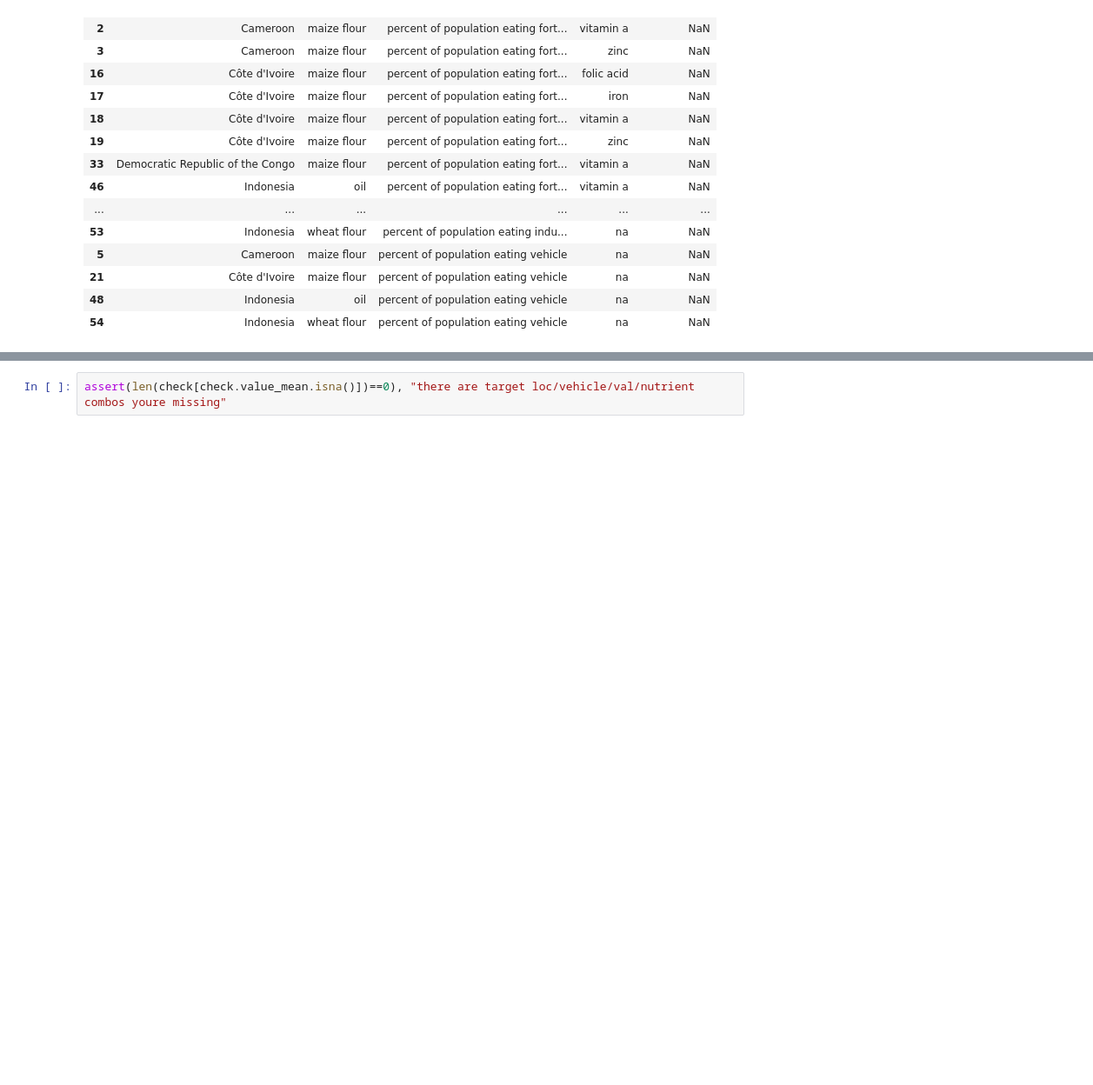
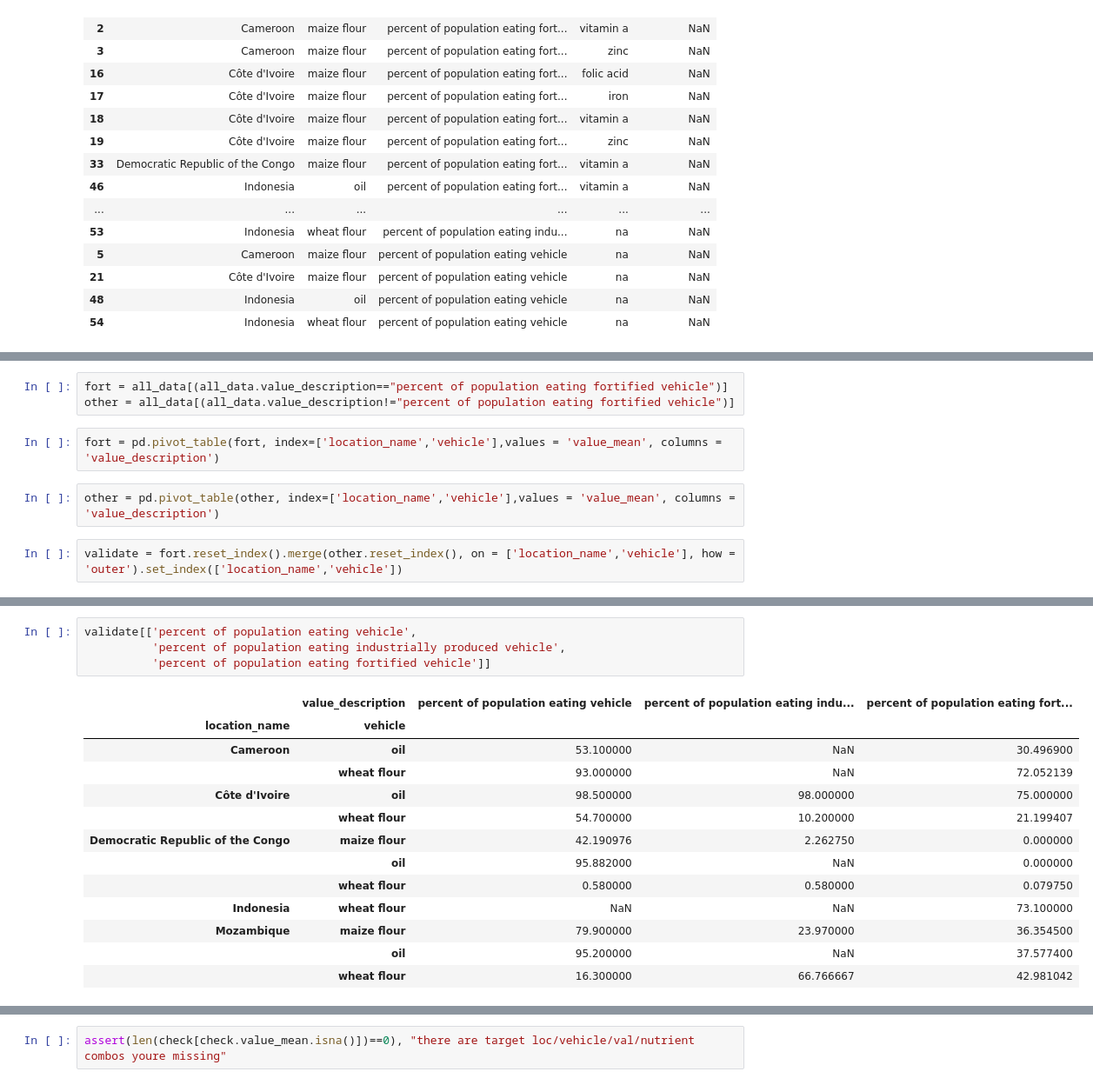
Before and after one commit to ihmeuw/vivarium_research_lsff, a Jupyter notebook: data_prep/pipeline/interim/2021_03_24_clean_population_coverage_data_tier4.ipynb, the cells around one changed output, grey strips where cells are left out. Shown: that part at 87% size. Drawn from its saved outputs; the diff is of its cells as text; blank space fills up the shorter version.

```diff
--- a/data_prep/pipeline/interim/2021_03_24_clean_population_coverage_data_tier4.ipynb
+++ b/data_prep/pipeline/interim/2021_03_24_clean_population_coverage_data_tier4.ipynb
@@ -739,0 +742,9 @@ check[check.value_mean.isna()].sort_values(['value_description','vehicle'])
+# %%
+fort = all_data[(all_data.value_description=="percent of population eating fortified vehicle")]
+other = all_data[(all_data.value_description!="percent of population eating fortified vehicle")]
+# %%
+fort = pd.pivot_table(fort, index=['location_name','vehicle'],values = 'value_mean', columns = 'value_description')
+# %%
+other = pd.pivot_table(other, index=['location_name','vehicle'],values = 'value_mean', columns = 'value_description')
+# %%
+validate = fort.reset_index().merge(other.reset_index(), on = ['location_name','vehicle'], how = 'outer').set_index(['location_name','vehicle'])
@@ -739,0 +767,18 @@ check[check.value_mean.isna()].sort_values(['value_description','vehicle'])
+# %%
+validate[['percent of population eating vehicle',
+          'percent of population eating industrially produced vehicle',
+          'percent of population eating fortified vehicle']]
+# %% [output]
+|  | value_description | percent of population eating vehicle | percent of population eating indu... | percent of population eating fort... |
+| location_name | vehicle |  |  |  |
+| Cameroon | oil | 53.100000 | NaN | 30.496900 |
+|  | wheat flour | 93.000000 | NaN | 72.052139 |
+| Côte d'Ivoire | oil | 98.500000 | 98.000000 | 75.000000 |
+|  | wheat flour | 54.700000 | 10.200000 | 21.199407 |
+| Democratic Republic of the Congo | maize flour | 42.190976 | 2.262750 | 0.000000 |
+|  | oil | 95.882000 | NaN | 0.000000 |
+|  | wheat flour | 0.580000 | 0.580000 | 0.079750 |
+| Indonesia | wheat flour | NaN | NaN | 73.100000 |
+| Mozambique | maize flour | 79.900000 | 23.970000 | 36.354500 |
+|  | oil | 95.200000 | NaN | 37.577400 |
+|  | wheat flour | 16.300000 | 66.766667 | 42.981042 |
```
Also changed, not shown: parts of 3 cells of this notebook.
